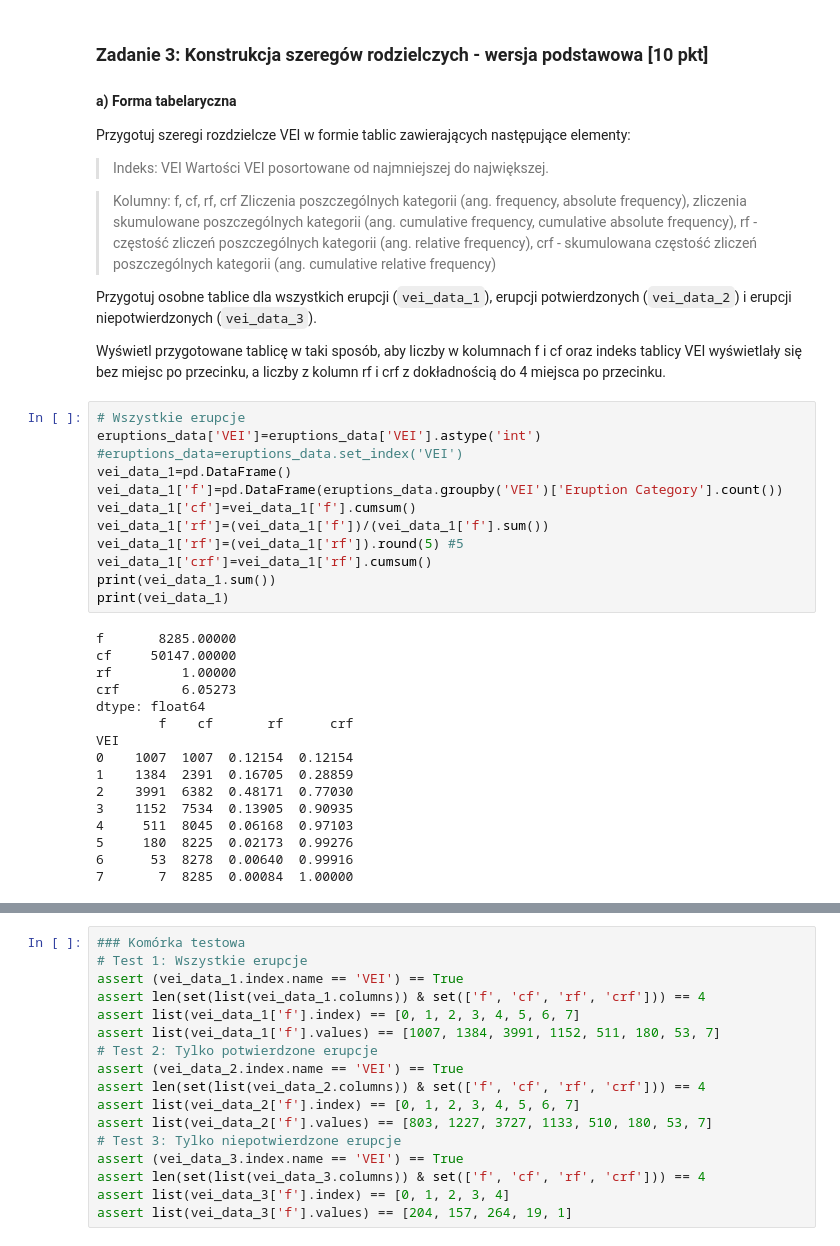
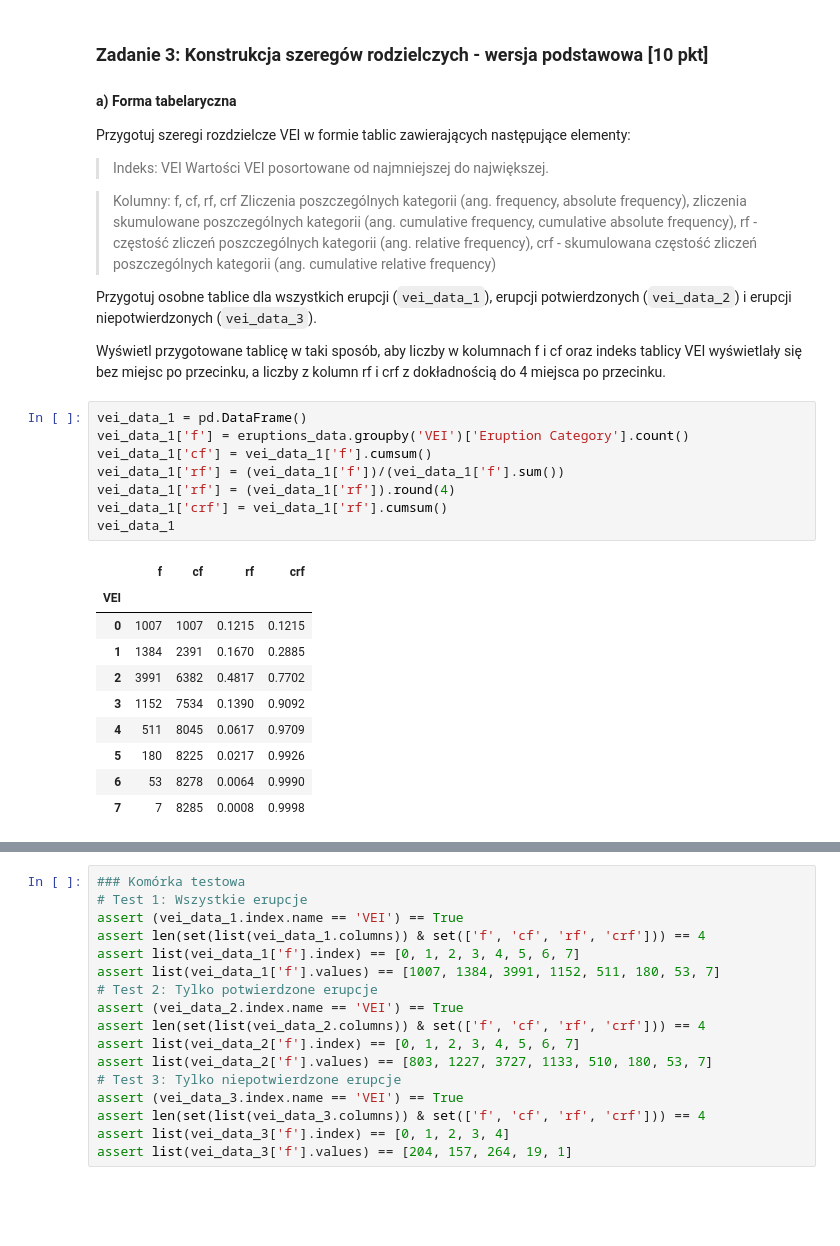
Before and after one commit to zuzannabrauer/dataAnalysisPython, a Jupyter notebook: ZZ01_CZ02.ipynb, the cells around one changed output, grey strips where cells are left out. Saved outputs shown, nothing was run; the diff lists cells and outputs as text; blank space fills up the shorter version.

```diff
--- a/ZZ01_CZ02.ipynb
+++ b/ZZ01_CZ02.ipynb
@@ -166,31 +162,22 @@ Przygotuj osobne tablice dla wszystkich erupcji (`vei_data_1`), erupcji potwierd
 
 Wyświetl przygotowane tablicę w taki sposób, aby liczby w kolumnach f i cf oraz indeks tablicy VEI wyświetlały się bez miejsc po przecinku, a liczby z kolumn rf i crf z dokładnością do 4 miejsca po przecinku.
 # %%
-# Wszystkie erupcje
-eruptions_data['VEI']=eruptions_data['VEI'].astype('int')
-#eruptions_data=eruptions_data.set_index('VEI')
-vei_data_1=pd.DataFrame()
-vei_data_1['f']=pd.DataFrame(eruptions_data.groupby('VEI')['Eruption Category'].count())
-vei_data_1['cf']=vei_data_1['f'].cumsum()
-vei_data_1['rf']=(vei_data_1['f'])/(vei_data_1['f'].sum())
-vei_data_1['rf']=(vei_data_1['rf']).round(5) #5
-vei_data_1['crf']=vei_data_1['rf'].cumsum()
-print(vei_data_1.sum())
-print(vei_data_1)
+vei_data_1 = pd.DataFrame()
+vei_data_1['f'] = eruptions_data.groupby('VEI')['Eruption Category'].count()
+vei_data_1['cf'] = vei_data_1['f'].cumsum()
+vei_data_1['rf'] = (vei_data_1['f'])/(vei_data_1['f'].sum())
+vei_data_1['rf'] = (vei_data_1['rf']).round(4)
+vei_data_1['crf'] = vei_data_1['rf'].cumsum()
+vei_data_1
 # %% [output]
-f       8285.00000
-cf     50147.00000
-rf         1.00000
-crf        6.05273
-dtype: float64
-        f    cf       rf      crf
-VEI
-0    1007  1007  0.12154  0.12154
-1    1384  2391  0.16705  0.28859
-2    3991  6382  0.48171  0.77030
-3    1152  7534  0.13905  0.90935
-4     511  8045  0.06168  0.97103
-5     180  8225  0.02173  0.99276
-6      53  8278  0.00640  0.99916
-7       7  8285  0.00084  1.00000
+|  | f | cf | rf | crf |
+| VEI |  |  |  |  |
+| 0 | 1007 | 1007 | 0.1215 | 0.1215 |
+| 1 | 1384 | 2391 | 0.1670 | 0.2885 |
+| 2 | 3991 | 6382 | 0.4817 | 0.7702 |
+| 3 | 1152 | 7534 | 0.1390 | 0.9092 |
+| 4 | 511 | 8045 | 0.0617 | 0.9709 |
+| 5 | 180 | 8225 | 0.0217 | 0.9926 |
+| 6 | 53 | 8278 | 0.0064 | 0.9990 |
+| 7 | 7 | 8285 | 0.0008 | 0.9998 |
 # %%
```
Also changed, not shown: parts of 7 cells of this notebook.
